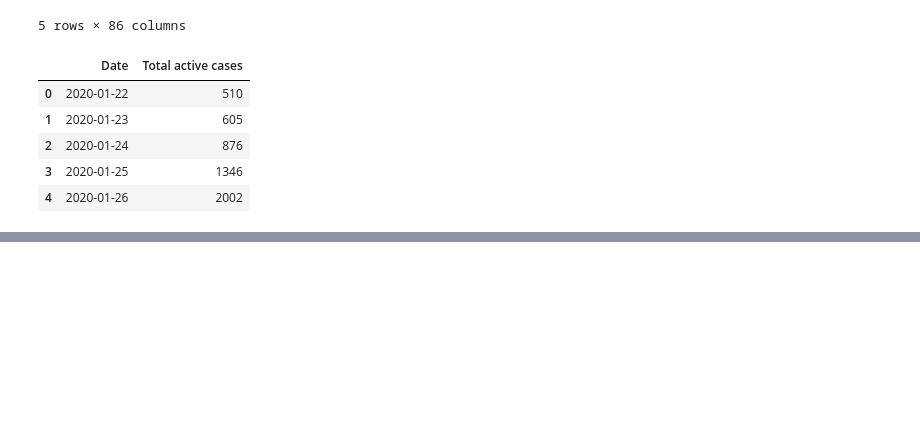
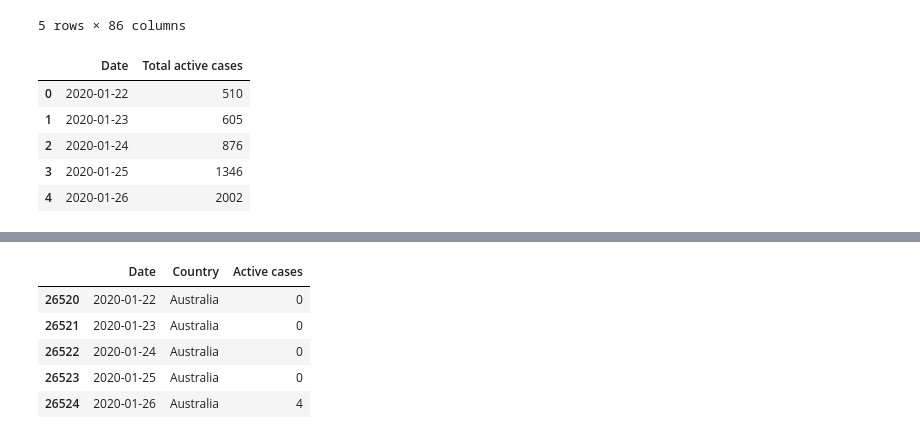
Before and after one commit to firdausmehta/COVID19-Global-Air-Quality, a Jupyter notebook: Clean_Data_Firdaus.ipynb, the cells around one changed output, grey strips where cells are left out. Drawn from its saved outputs; the diff is of its cells as text; code cells hidden in the pictures; blank space fills up the shorter version.

```diff
--- a/Clean_Data_Firdaus.ipynb
+++ b/Clean_Data_Firdaus.ipynb
@@ -659,0 +716,11 @@ total_active_world_covid.to_csv("output_csv/active_world_covid.csv", index=False
+# %%
+# Get and export the covid active case data for Australia
+au_covid = world_active_covid[world_active_covid["Country"] == "Australia"].copy()
+au_covid.head()
+# %% [output]
+|  | Date | Country | Active cases |
+| 26520 | 2020-01-22 | Australia | 0 |
+| 26521 | 2020-01-23 | Australia | 0 |
+| 26522 | 2020-01-24 | Australia | 0 |
+| 26523 | 2020-01-25 | Australia | 0 |
+| 26524 | 2020-01-26 | Australia | 4 |
```
Also changed, not shown: parts of 19 cells of this notebook, 2 other files.
